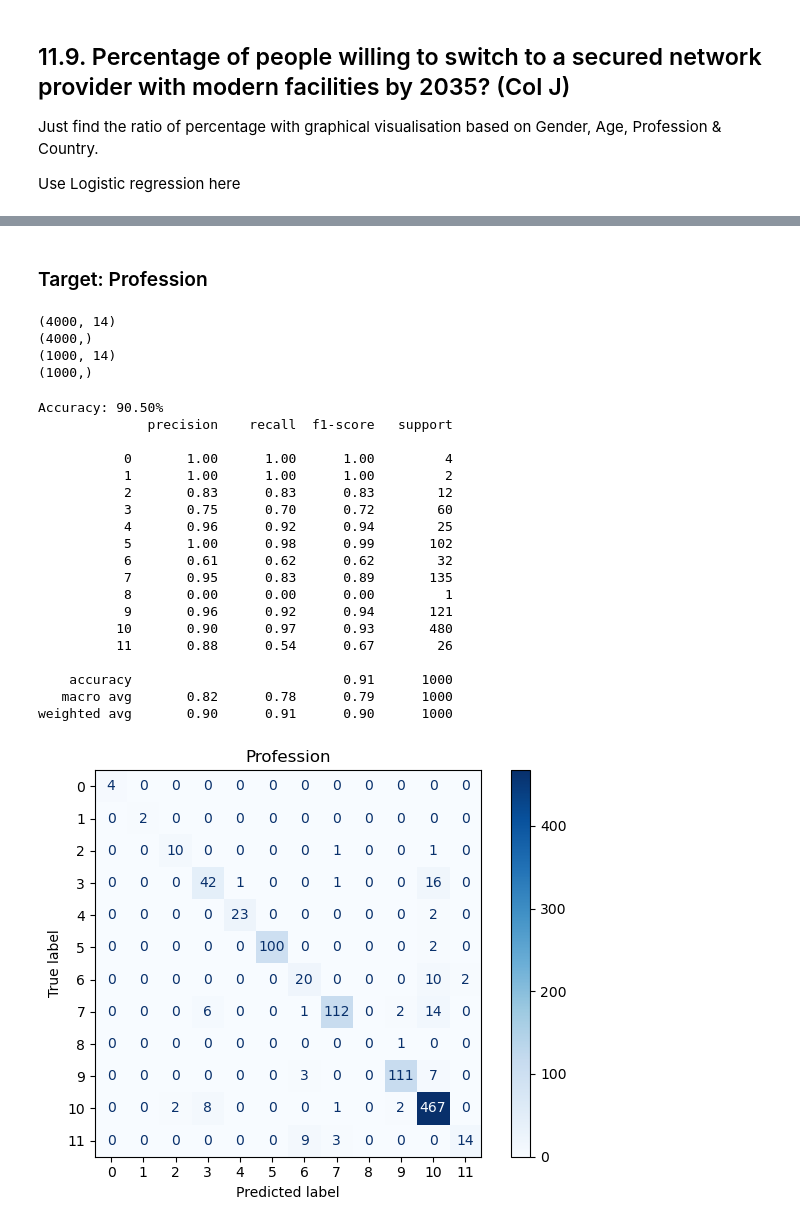
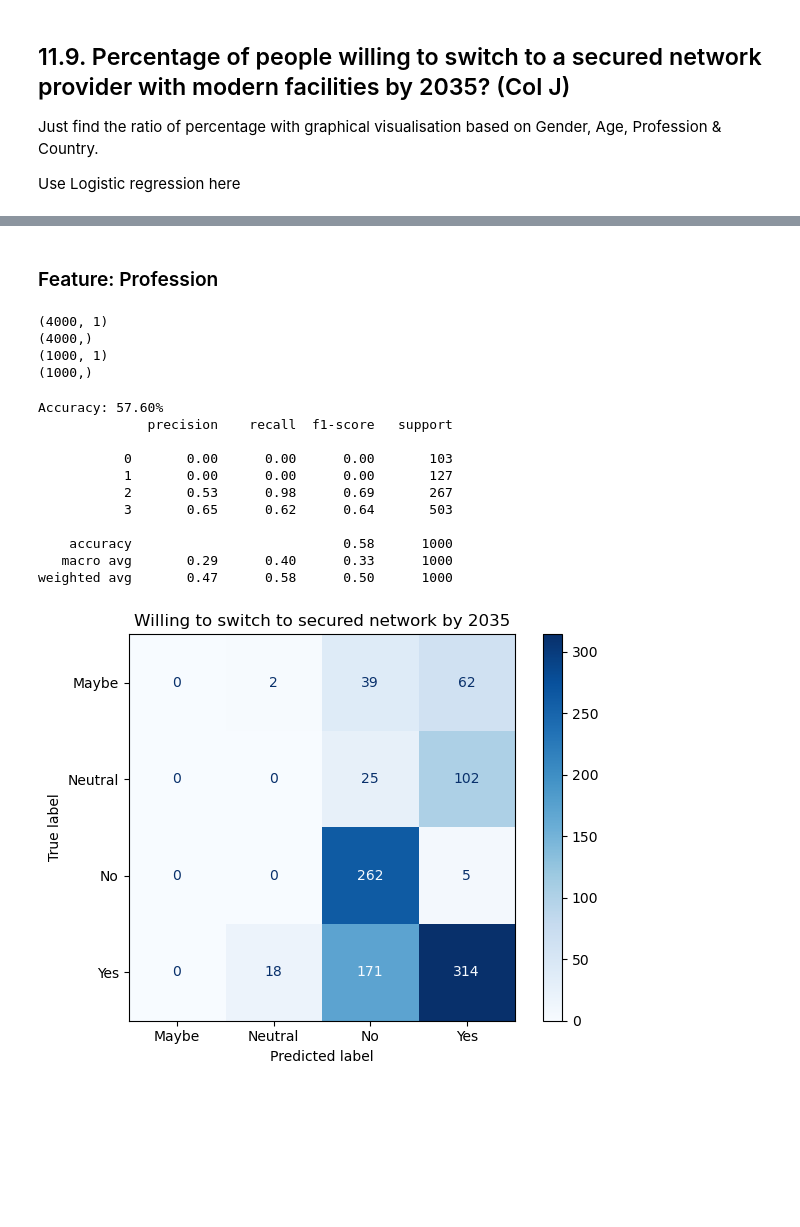
Before and after one commit to ihsanulcode/networking-systems-data-analysis, a Jupyter notebook: Notebook_3_Models.ipynb, the cells around one changed output, grey strips where cells are left out. Cells and saved outputs as stored; diff of their text form; code cells hidden in the pictures; blank space fills up the shorter version.

```diff
--- a/Notebook_3_Models.ipynb
+++ b/Notebook_3_Models.ipynb
@@ -387,68 +387,65 @@ weighted avg       0.92      0.91      0.91      1000
 # %% [markdown]
-### Target: Profession
+### Feature: Profession
 # %%
 # Split dataset
 from sklearn.model_selection import train_test_split
 
-y = df['profession']
-x = df.drop(columns='profession')
+y = df['willing_to_switch_to_secured_netw_2035']
+x = df[['profession']]
 x_train, x_test, y_train, y_test = train_test_split(x, y, test_size=0.2, random_state=42, stratify=y)
 print(x_train.shape)
 print(y_train.shape)
 print(x_test.shape)
 print(y_test.shape)
 # %% [output]
-(4000, 14)
+(4000, 1)
 (4000,)
-(1000, 14)
+(1000, 1)
 (1000,)
 # %%
 # Logistic regression
 from sklearn.linear_model import LogisticRegression
 from sklearn.metrics import accuracy_score, confusion_matrix, ConfusionMatrixDisplay
 
 
 # Create a logistic regression model
 model = LogisticRegression(max_iter=200)
 # Train the model
 model.fit(x_train, y_train)
 # Make predictions
 y_pred = model.predict(x_test)
 # Calculate accuracy
 accuracy = accuracy_score(y_test, y_pred)
 print('Accuracy: {:.2f}%'.format(accuracy * 100))
 
 
 from sklearn.metrics import classification_report
 # See classification Report
 print(classification_report(y_test,y_pred))
 
 # Plot the confusion matrix
 cm = confusion_matrix(y_test, y_pred, labels=model.classes_)
 disp = ConfusionMatrixDisplay(confusion_matrix=cm, display_labels=model.classes_)
+
 disp.plot(cmap=plt.cm.Blues)
-plt.title('Profession')
+# Set custom x and y tick labels
+class_names = ['Maybe', 'Neutral', 'No', 'Yes']
+plt.xticks(np.arange(len(class_names)), class_names)
+plt.yticks(np.arange(len(class_names)), class_names)
+plt.title('Willing to switch to secured network by 2035')
 save_fig("profession_confusion_matrix", subfolder="11.9")
 plt.show()
 # %% [output]
-Accuracy: 90.50%
+Accuracy: 57.60%
               precision    recall  f1-score   support
 
-           0       1.00      1.00      1.00         4
-           1       1.00      1.00      1.00         2
-           2       0.83      0.83      0.83        12
-           3       0.75      0.70      0.72        60
-           4       0.96      0.92      0.94        25
-           5       1.00      0.98      0.99       102
-           6       0.61      0.62      0.62        32
-           7       0.95      0.83      0.89       135
-           8       0.00      0.00      0.00         1
-           9       0.96      0.92      0.94       121
-          10       0.90      0.97      0.93       480
-          11       0.88      0.54      0.67        26
+           0       0.00      0.00      0.00       103
+           1       0.00      0.00      0.00       127
+           2       0.53      0.98      0.69       267
+           3       0.65      0.62      0.64       503
 
-    accuracy                           0.91      1000
-   macro avg       0.82      0.78      0.79      1000
-weighted avg       0.90      0.91      0.90      1000
+    accuracy                           0.58      1000
+   macro avg       0.29      0.40      0.33      1000
+weighted avg       0.47      0.58      0.50      1000
-[figure, old version]
+[figure, new version]
 # %% [markdown]
```
Also changed, not shown: parts of 12 cells of this notebook, 5 other files.
